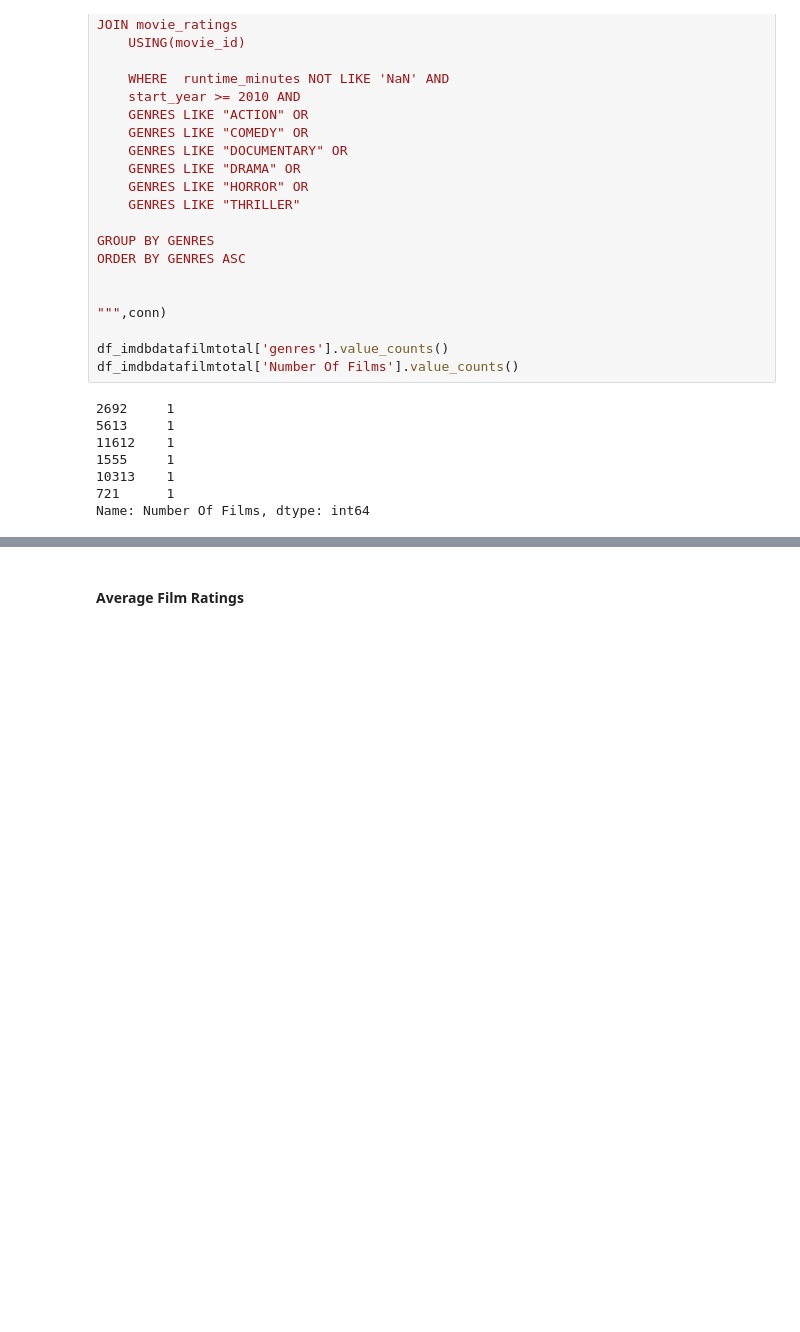
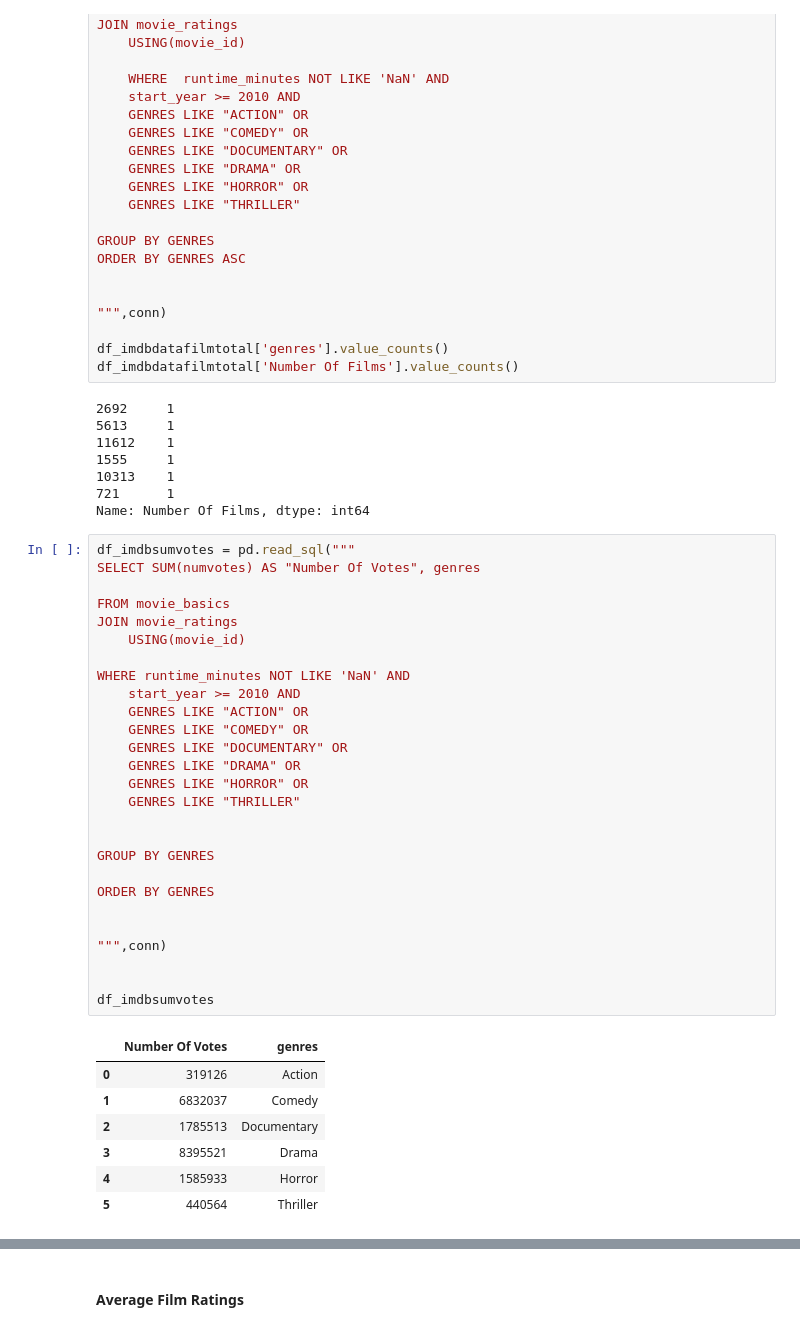
Before and after one commit to mrodberg/Pod1Capstone, a Jupyter notebook: Cam_Work.ipynb, the cells around one changed output, grey strips where cells are left out. Saved outputs shown, nothing was run; the diff lists cells and outputs as text; blank space fills up the shorter version.

```diff
--- a/Cam_Work.ipynb
+++ b/Cam_Work.ipynb
@@ -176,5 +176,40 @@ df_imdbdatafilmtotal['Number Of Films'].value_counts()
 10313    1
 721      1
 Name: Number Of Films, dtype: int64
+# %%
+df_imdbsumvotes = pd.read_sql("""
+SELECT SUM(numvotes) AS "Number Of Votes", genres
+
+FROM movie_basics
+JOIN movie_ratings
+    USING(movie_id)
+
+WHERE runtime_minutes NOT LIKE 'NaN' AND
+    start_year >= 2010 AND
+    GENRES LIKE "ACTION" OR
+    GENRES LIKE "COMEDY" OR
+    GENRES LIKE "DOCUMENTARY" OR
+    GENRES LIKE "DRAMA" OR
+    GENRES LIKE "HORROR" OR
+    GENRES LIKE "THRILLER"
+
+
+GROUP BY GENRES
+
+ORDER BY GENRES
+
+
+""",conn)
+
+
+df_imdbsumvotes
+# %% [output]
+|  | Number Of Votes | genres |
+| 0 | 319126 | Action |
+| 1 | 6832037 | Comedy |
+| 2 | 1785513 | Documentary |
+| 3 | 8395521 | Drama |
+| 4 | 1585933 | Horror |
+| 5 | 440564 | Thriller |
 # %%
 my_pal = {"Action": "b", "Thriller": "c", "Documentary":"m","Comedy":"g","Horror":"r","Drama":"y"}
```
Also changed, not shown: parts of 1 cell of this notebook.
